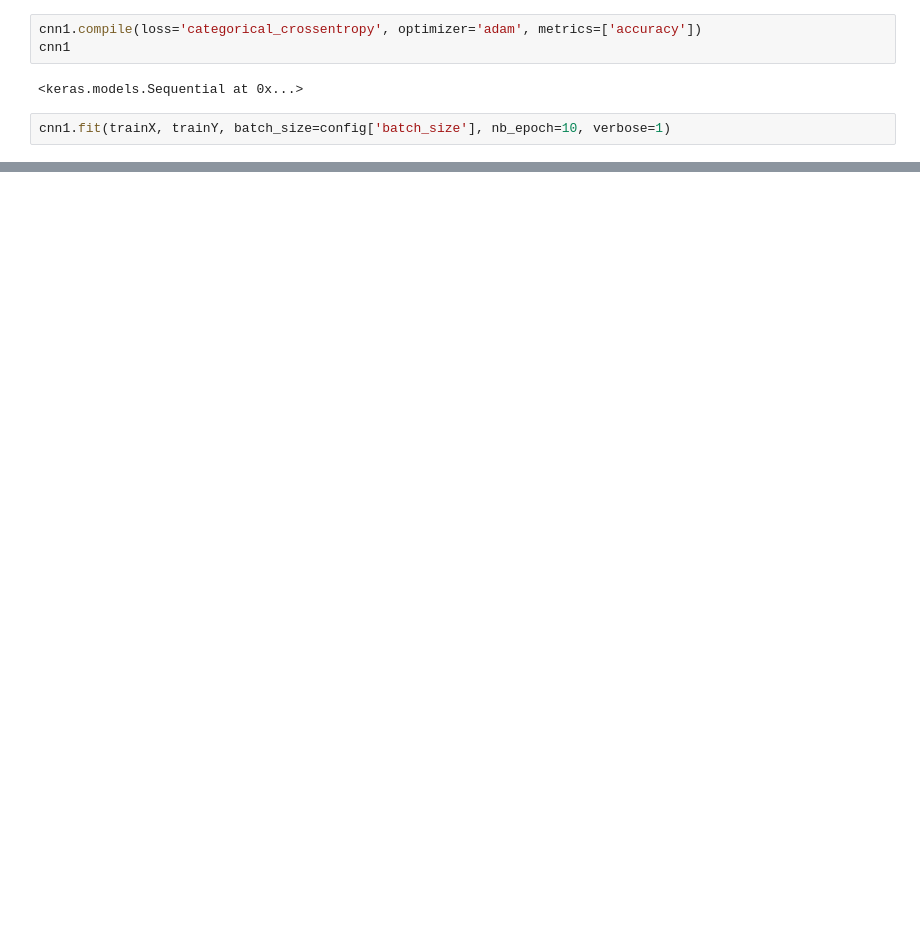
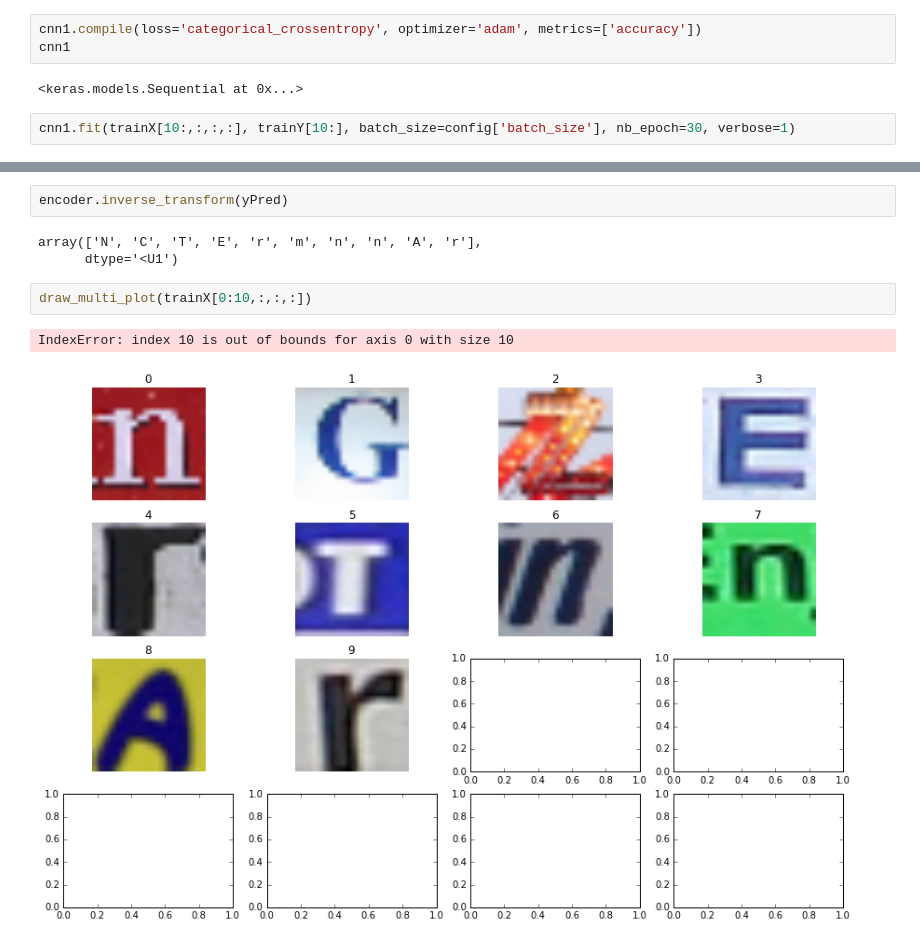
Before and after one commit to SSUHan/kaggle-study, a Jupyter notebook: julia/JuliaByKeras-exp2.ipynb, the cells around one changed output, grey strips where cells are left out. Drawn from its saved outputs; the diff is of its cells as text; blank space fills up the shorter version.

Commit message:
Julia Mutlilabeling by using sklearn LabelEncoder

```diff
--- a/julia/JuliaByKeras-exp2.ipynb
+++ b/julia/JuliaByKeras-exp2.ipynb
@@ -156,5 +184,5 @@ cnn1
 # %% [output]
 <keras.models.Sequential at 0x...>
 # %%
-cnn1.fit(trainX, trainY, batch_size=config['batch_size'], nb_epoch=10, verbose=1)
+cnn1.fit(trainX[10:,:,:,:], trainY[10:], batch_size=config['batch_size'], nb_epoch=30, verbose=1)
 # %% [output]
@@ -187,0 +288,10 @@ ImportError: No module named 'h5py'
+# %%
+encoder.inverse_transform(yPred)
+# %% [output]
+array(['N', 'C', 'T', 'E', 'r', 'm', 'n', 'n', 'A', 'r'],
+      dtype='<U1')
+# %%
+draw_multi_plot(trainX[0:10,:,:,:])
+# %% [output]
+IndexError: index 10 is out of bounds for axis 0 with size 10
+[figure, added]
```
Also changed, not shown: parts of 18 cells of this notebook, 3 other files.
